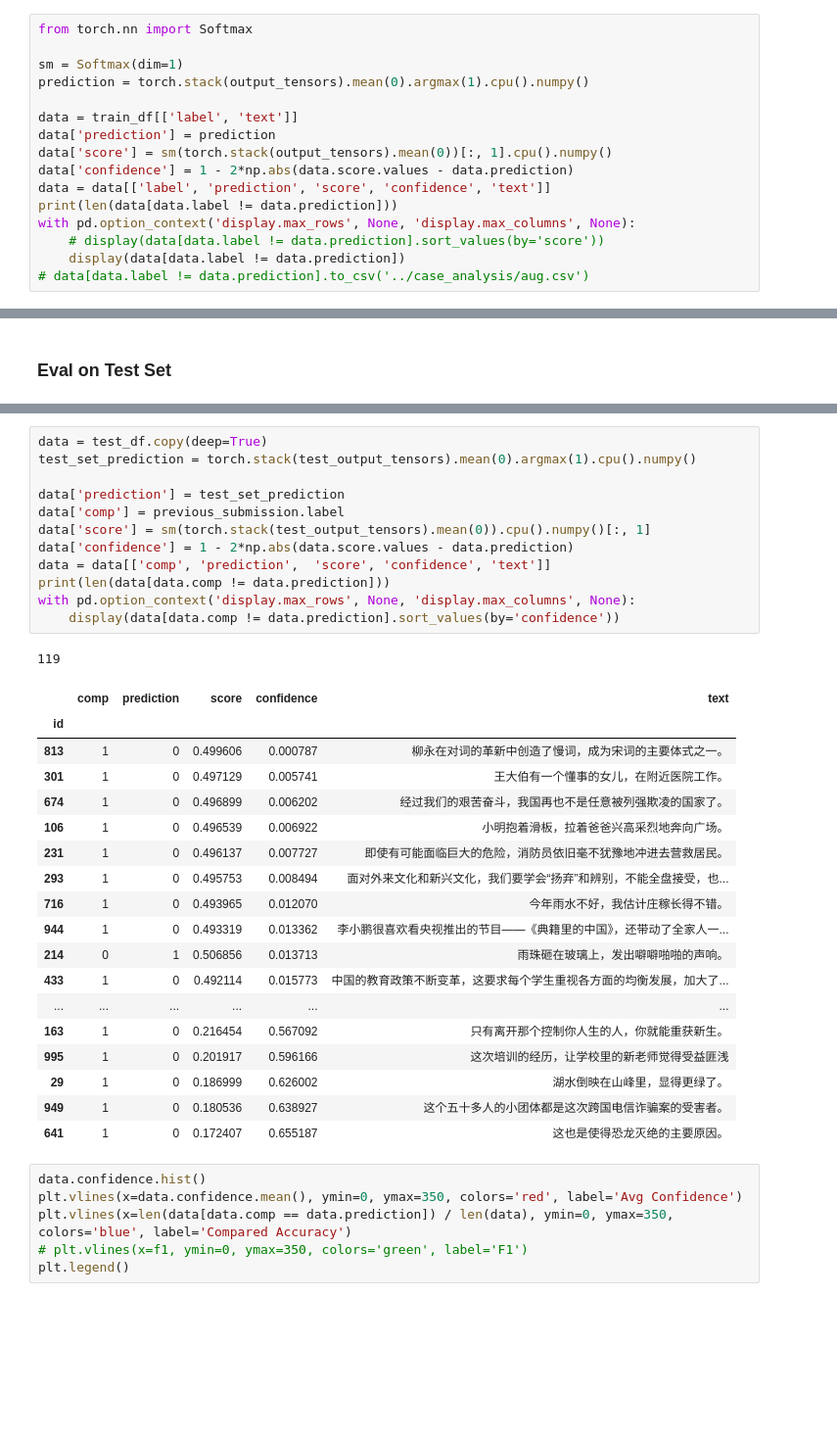
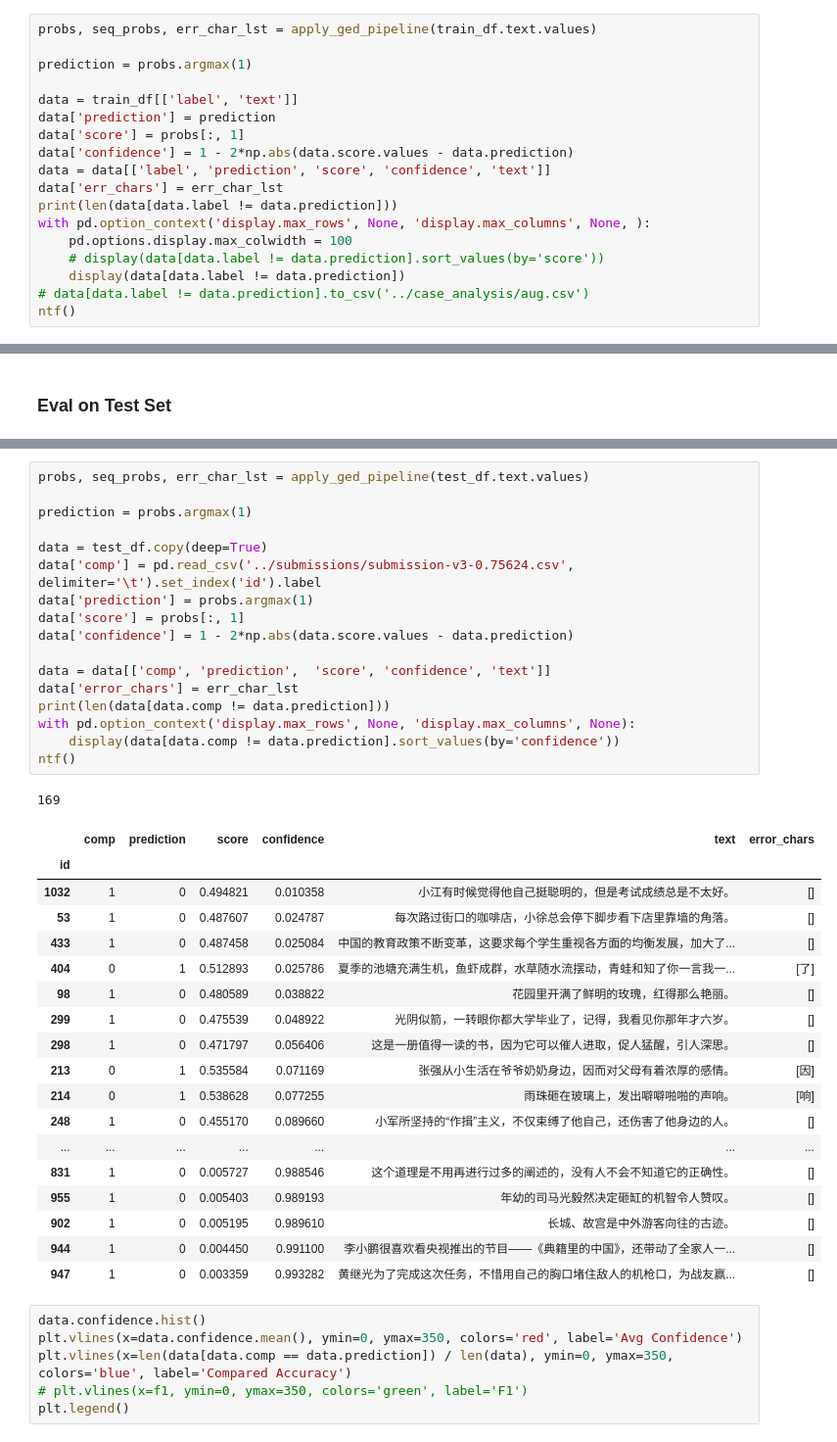
Before and after one commit to holajoa/chinese-grammar-error-detection, a Jupyter notebook: notebooks/predict.ipynb, the cells around one changed output, grey strips where cells are left out. Shown at 98% size. Saved outputs shown, nothing was run; the diff lists cells and outputs as text; blank space fills up the shorter version.

```diff
--- a/notebooks/predict.ipynb
+++ b/notebooks/predict.ipynb
@@ -134,19 +112,21 @@ RuntimeError: Expected all tensors to be on the same device, but found at least
 # %% [markdown]
 ### Eval on train set
 # %%
-from torch.nn import Softmax
+probs, seq_probs, err_char_lst = apply_ged_pipeline(train_df.text.values)
 
-sm = Softmax(dim=1)
-prediction = torch.stack(output_tensors).mean(0).argmax(1).cpu().numpy()
+prediction = probs.argmax(1)
 
 data = train_df[['label', 'text']]
 data['prediction'] = prediction
-data['score'] = sm(torch.stack(output_tensors).mean(0))[:, 1].cpu().numpy()
+data['score'] = probs[:, 1]
 data['confidence'] = 1 - 2*np.abs(data.score.values - data.prediction)
 data = data[['label', 'prediction', 'score', 'confidence', 'text']]
+data['err_chars'] = err_char_lst
 print(len(data[data.label != data.prediction]))
-with pd.option_context('display.max_rows', None, 'display.max_columns', None):
+with pd.option_context('display.max_rows', None, 'display.max_columns', None, ):
+    pd.options.display.max_colwidth = 100
     # display(data[data.label != data.prediction].sort_values(by='score'))
     display(data[data.label != data.prediction])
 # data[data.label != data.prediction].to_csv('../case_analysis/aug.csv')
+ntf()
 # %% [output]
@@ -256,35 +190,40 @@ Some weights of the model checkpoint at hfl/chinese-macbert-base were not used w
 # %%
+probs, seq_probs, err_char_lst = apply_ged_pipeline(test_df.text.values)
+
+prediction = probs.argmax(1)
+
 data = test_df.copy(deep=True)
-test_set_prediction = torch.stack(test_output_tensors).mean(0).argmax(1).cpu().numpy()
+data['comp'] = pd.read_csv('../submissions/submission-v3-0.75624.csv', delimiter='\t').set_index('id').label
+data['prediction'] = probs.argmax(1)
+data['score'] = probs[:, 1]
+data['confidence'] = 1 - 2*np.abs(data.score.values - data.prediction)
 
-data['prediction'] = test_set_prediction
-data['comp'] = previous_submission.label
-data['score'] = sm(torch.stack(test_output_tensors).mean(0)).cpu().numpy()[:, 1]
-data['confidence'] = 1 - 2*np.abs(data.score.values - data.prediction)
 data = data[['comp', 'prediction',  'score', 'confidence', 'text']]
+data['error_chars'] = err_char_lst
 print(len(data[data.comp != data.prediction]))
 with pd.option_context('display.max_rows', None, 'display.max_columns', None):
     display(data[data.comp != data.prediction].sort_values(by='confidence'))
+ntf()
 # %% [output]
-119
+169
-|  | comp | prediction | score | confidence | text |
-| id |  |  |  |  |  |
-| 813 | 1 | 0 | 0.499606 | 0.000787 | 柳永在对词的革新中创造了慢词，成为宋词的主要体式之一。 |
-| 301 | 1 | 0 | 0.497129 | 0.005741 | 王大伯有一个懂事的女儿，在附近医院工作。 |
-| 674 | 1 | 0 | 0.496899 | 0.006202 | 经过我们的艰苦奋斗，我国再也不是任意被列强欺凌的国家了。 |
-| 106 | 1 | 0 | 0.496539 | 0.006922 | 小明抱着滑板，拉着爸爸兴高采烈地奔向广场。 |
-| 231 | 1 | 0 | 0.496137 | 0.007727 | 即使有可能面临巨大的危险，消防员依旧毫不犹豫地冲进去营救居民。 |
-| 293 | 1 | 0 | 0.495753 | 0.008494 | 面对外来文化和新兴文化，我们要学会“扬弃”和辨别，不能全盘接受，也... |
-| 716 | 1 | 0 | 0.493965 | 0.012070 | 今年雨水不好，我估计庄稼长得不错。 |
-| 944 | 1 | 0 | 0.493319 | 0.013362 | 李小鹏很喜欢看央视推出的节目——《典籍里的中国》，还带动了全家人一... |
-| 214 | 0 | 1 | 0.506856 | 0.013713 | 雨珠砸在玻璃上，发出噼噼啪啪的声响。 |
-| 433 | 1 | 0 | 0.492114 | 0.015773 | 中国的教育政策不断变革，这要求每个学生重视各方面的均衡发展，加大了... |
-| ... | ... | ... | ... | ... | ... |
-| 163 | 1 | 0 | 0.216454 | 0.567092 | 只有离开那个控制你人生的人，你就能重获新生。 |
-| 995 | 1 | 0 | 0.201917 | 0.596166 | 这次培训的经历，让学校里的新老师觉得受益匪浅 |
-| 29 | 1 | 0 | 0.186999 | 0.626002 | 湖水倒映在山峰里，显得更绿了。 |
-| 949 | 1 | 0 | 0.180536 | 0.638927 | 这个五十多人的小团体都是这次跨国电信诈骗案的受害者。 |
-| 641 | 1 | 0 | 0.172407 | 0.655187 | 这也是使得恐龙灭绝的主要原因。 |
+|  | comp | prediction | score | confidence | text | error_chars |
+| id |  |  |  |  |  |  |
+| 1032 | 1 | 0 | 0.494821 | 0.010358 | 小江有时候觉得他自己挺聪明的，但是考试成绩总是不太好。 | [] |
+| 53 | 1 | 0 | 0.487607 | 0.024787 | 每次路过街口的咖啡店，小徐总会停下脚步看下店里靠墙的角落。 | [] |
+| 433 | 1 | 0 | 0.487458 | 0.025084 | 中国的教育政策不断变革，这要求每个学生重视各方面的均衡发展，加大了... | [] |
+| 404 | 0 | 1 | 0.512893 | 0.025786 | 夏季的池塘充满生机，鱼虾成群，水草随水流摆动，青蛙和知了你一言我一... | [了] |
+| 98 | 1 | 0 | 0.480589 | 0.038822 | 花园里开满了鲜明的玫瑰，红得那么艳丽。 | [] |
+| 299 | 1 | 0 | 0.475539 | 0.048922 | 光阴似箭，一转眼你都大学毕业了，记得，我看见你那年才六岁。 | [] |
+| 298 | 1 | 0 | 0.471797 | 0.056406 | 这是一册值得一读的书，因为它可以催人进取，促人猛醒，引人深思。 | [] |
+| 213 | 0 | 1 | 0.535584 | 0.071169 | 张强从小生活在爷爷奶奶身边，因而对父母有着浓厚的感情。 | [因] |
+| 214 | 0 | 1 | 0.538628 | 0.077255 | 雨珠砸在玻璃上，发出噼噼啪啪的声响。 | [响] |
+| 248 | 1 | 0 | 0.455170 | 0.089660 | 小军所坚持的“作揖”主义，不仅束缚了他自己，还伤害了他身边的人。 | [] |
+| ... | ... | ... | ... | ... | ... | ... |
+| 831 | 1 | 0 | 0.005727 | 0.988546 | 这个道理是不用再进行过多的阐述的，没有人不会不知道它的正确性。 | [] |
+| 955 | 1 | 0 | 0.005403 | 0.989193 | 年幼的司马光毅然决定砸缸的机智令人赞叹。 | [] |
+| 902 | 1 | 0 | 0.005195 | 0.989610 | 长城、故宫是中外游客向往的古迹。 | [] |
+| 944 | 1 | 0 | 0.004450 | 0.991100 | 李小鹏很喜欢看央视推出的节目——《典籍里的中国》，还带动了全家人一... | [] |
+| 947 | 1 | 0 | 0.003359 | 0.993282 | 黄继光为了完成这次任务，不惜用自己的胸口堵住敌人的机枪口，为战友赢... | [] |
 # %%
 data.confidence.hist()
 plt.vlines(x=data.confidence.mean(), ymin=0, ymax=350, colors='red', label='Avg Confidence')
```
Also changed, not shown: parts of 9 cells of this notebook, 5 other files.
